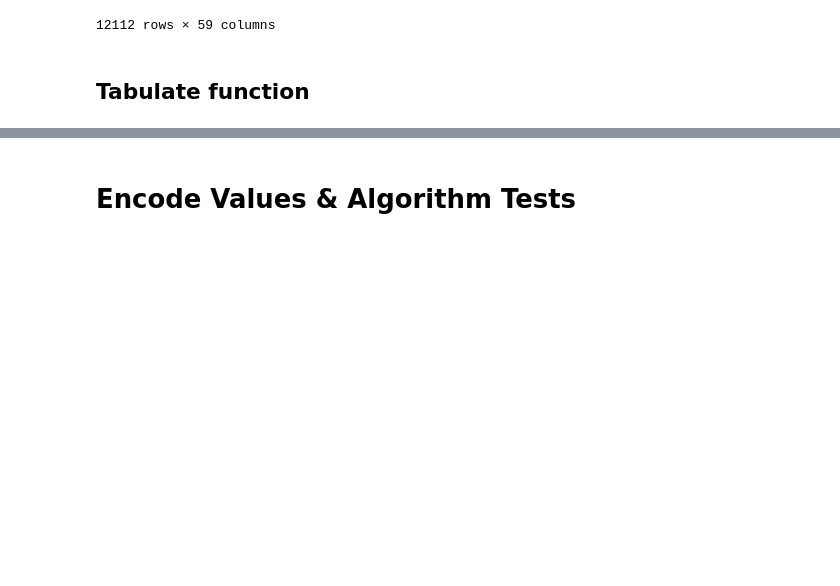
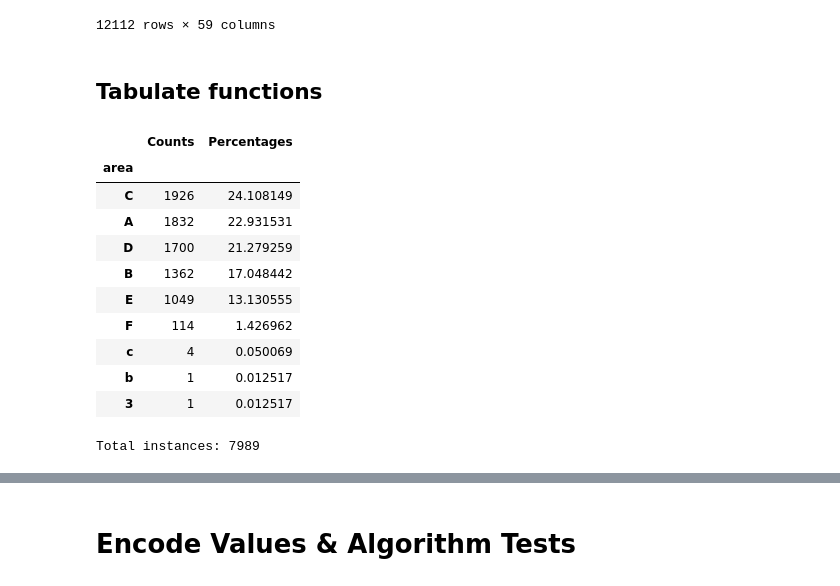
Before and after one commit to EddiePueb1/Open_311_Data_Analysis, a Jupyter notebook: data_analysis_311.ipynb, the cells around one changed output, grey strips where cells are left out. Saved outputs shown, nothing was run; the diff lists cells and outputs as text; code cells hidden in the pictures; blank space fills up the shorter version.

```diff
--- a/data_analysis_311.ipynb
+++ b/data_analysis_311.ipynb
@@ -78,7 +78,7 @@ display(new_service_requests)
 | 12111 | 4230 ARGONNE ST | NaN | NaN | A | Miscellaneous | COURT | MEMPHIS | NaN | 4 | ... |
 12112 rows × 59 columns
 # %% [markdown]
-## Tabulate function
+## Tabulate functions
 # %%
 def tabulate(attribute_set, new_service_requests):
   for attr in attribute_set:
@@ -92,8 +92,33 @@ def tabulate(attribute_set, new_service_requests):
 
     print(f'Total instances: {total_count}')
 
+
+def tab_single(attribute, table):
+  freq_table = table[attribute].value_counts()
+  percentages = table[attribute].value_counts(normalize=True) * 100
+  newdf = pd.DataFrame({'Counts': freq_table, 'Percentages' : percentages})
+  total_count = sum(newdf['Counts'])
+  display(newdf)
+
+  print(f'Total instances: {total_count}')
+
 # Uncomment to tabulate service_request data
 # tabulate(attribute_set, new_service_requests)
+# %%
+tab_single('area', new_service_requests)
+# %% [output]
+|  | Counts | Percentages |
+| area |  |  |
+| C | 1926 | 24.108149 |
+| A | 1832 | 22.931531 |
+| D | 1700 | 21.279259 |
+| B | 1362 | 17.048442 |
+| E | 1049 | 13.130555 |
+| F | 114 | 1.426962 |
+| c | 4 | 0.050069 |
+| b | 1 | 0.012517 |
+| 3 | 1 | 0.012517 |
+Total instances: 7989
 # %%
 categories = service_requests['category']
 # print(categories.unique())
```
Also changed, not shown: parts of 6 cells of this notebook.
